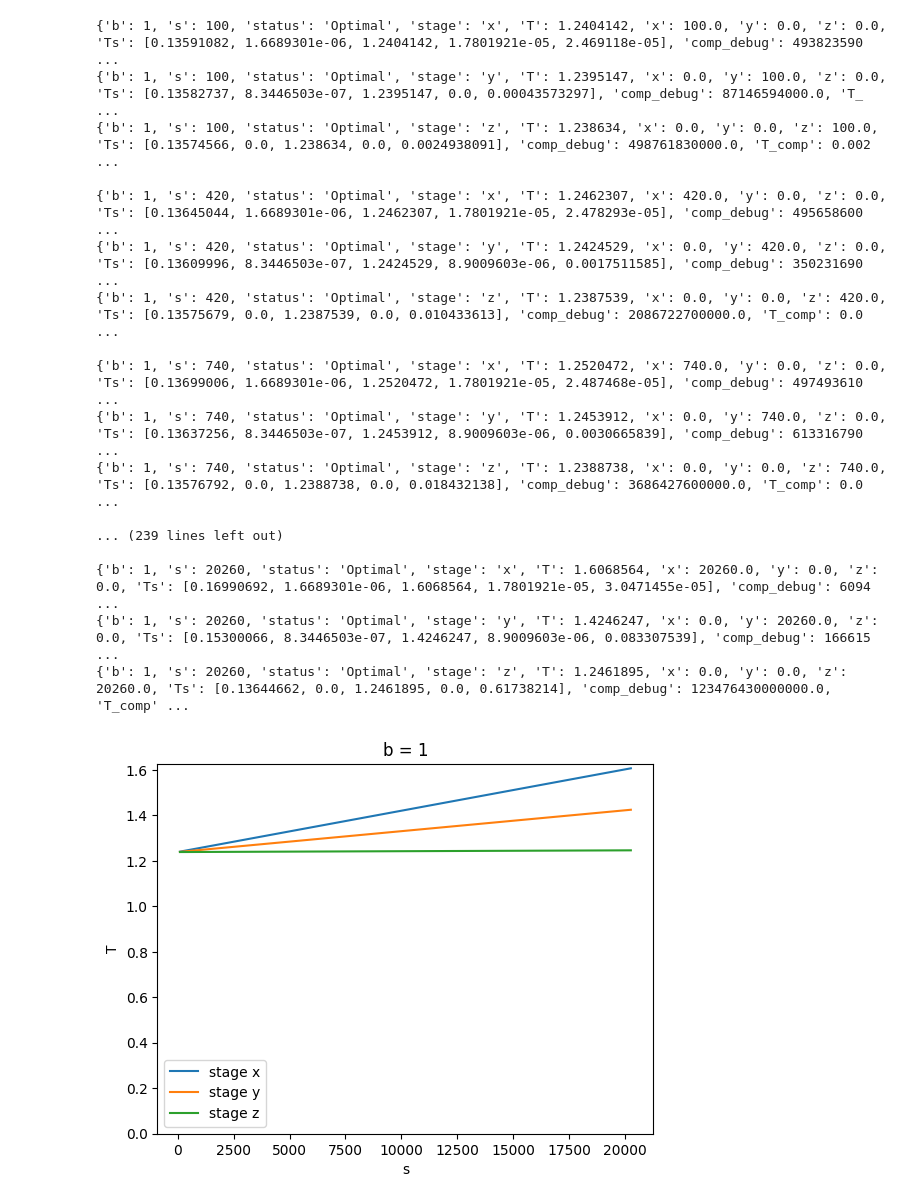
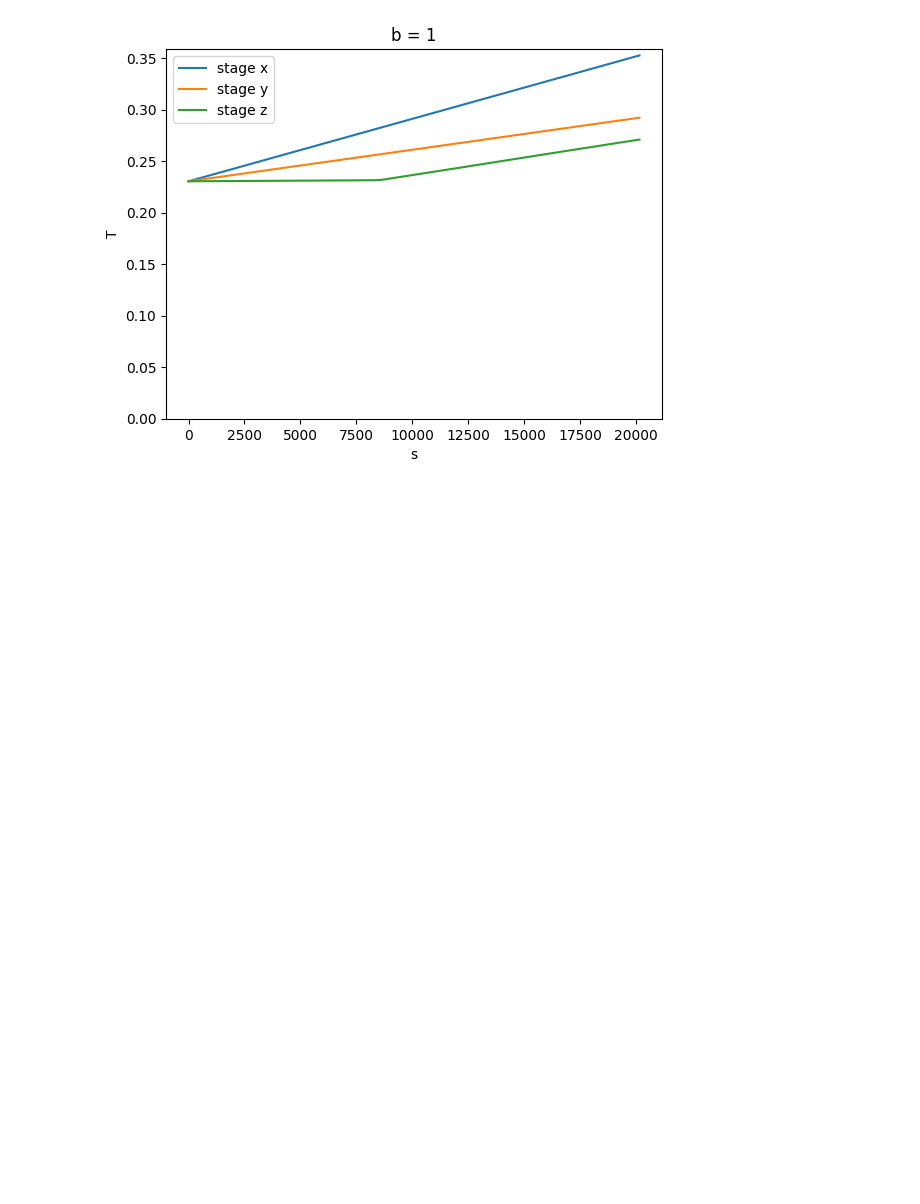
Before and after one commit to Relaxed-System-Lab/FlexGen, a Jupyter notebook: lp/stage-xyz.ipynb, the cells around one changed output. Saved outputs shown, nothing was run; the diff lists cells and outputs as text; code cells hidden in the pictures; blank space fills up the shorter version.

```diff
--- a/lp/stage-xyz.ipynb
+++ b/lp/stage-xyz.ipynb
@@ -16,8 +16,8 @@ class Bandwidths:
     # c2g = 12 * GB
     # g2c = 12 * GB
     c2d = 3 * GB
-    d2c = 3 * GB
-    # d2c = 18 * GB
+    # d2c = 3 * GB
+    d2c = 9 * GB
 
 B_type = 2 # for fp16
 class FLOPS:
@@ -25,7 +25,7 @@ class FLOPS:
 
 class MemCap:
     gmem: int = 24 * GB     # Nvidia 4090
-    cmem: int = 64 * GB    #
+    cmem: int = 220 * GB    #
     dmem: int = 1000 * GB
 # %%
 class AttrDict(dict):
@@ -103,7 +103,7 @@ def lp(b, s, stage='z', verbose=False):
 
     comp = pulp.LpVariable('comp', 0)
     prob += comp == 2 * (2 * b * y * h ** 2 + 2 * b * s * h * (z + 1) + 12 * b * (z + 1) * h ** 2)
-    T_comp = pulp.LpVariable('T_comp', )
+    T_comp = pulp.LpVariable('T_comp', 0)
     prob += T_comp == (1 / FLOPS.mm[B_type]) * (2 * (2 * b * y * h ** 2 + 2 * b * s * h * (z + 1) + 12 * b * (z + 1) * h ** 2))
     # prob += T_comp == (1 / FLOPS.mm[B_type]) * comp
 
@@ -126,9 +126,9 @@ def lp(b, s, stage='z', verbose=False):
 
     G_tmp1 = pulp.LpVariable('G_tmp1', 0)
     G_tmp2 = pulp.LpVariable('G_tmp2', 0)
-    prob += G_tmp1 == (2 * b * s * h + b * z * h) * B_type # KV fully loaded in GPU
+    prob += G_tmp1 == (2 * b * s * h + b * (z + 1) * h) * B_type # KV fully loaded in GPU
     # prob += G_tmp1 == (0 * b * s * h + b * z * h) * B_type # KV not fully loaded in GPU
-    prob += G_tmp2 == 4 * b * z * h * B_type # ffn hidden
+    prob += G_tmp2 == 4 * b * (z + 1) * h * B_type # ffn hidden
 
     G_tmp = pulp.LpVariable('G_tmp', 0)
     prob += (G_tmp >= G_tmp1)
@@ -156,7 +156,7 @@ def lp(b, s, stage='z', verbose=False):
     out.z = z.value()
     out.Ts = [t.value() for t in [T_c2g, T_g2c, T_d2c, T_c2d, T_comp]]
 
-    out.comp_debug = comp.value()
+    out.comp_debug = comp.value() / FLOPS.mm[B_type]
     out.T_comp = T_comp.value()
 
     out.dm_c2g_debug = dm_c2g.value() * (B_type / Bandwidths.c2g)
@@ -192,50 +192,33 @@ def lp(b, s, stage='z', verbose=False):
         print(out)
 
     return out
 
 import matplotlib.pyplot as plt
 %matplotlib inline
 
 s_upper = 20 * 1024
 s_step = s_upper // 64
 for b in [1, 16, 64, 128, 256, 512]:
     Ox, Oy, Oz = [], [], []
-    ss = range(100, s_upper, s_step)
+    ss = range(0, s_upper, s_step)
     for s in ss:
         outx = lp(b, s, 'x')
         outy = lp(b, s, 'y')
         outz = lp(b, s, 'z')
-        print(outx, outy, outz, sep='\n', end='\n\n')
+        # print(outx, outy, outz, sep='\n', end='\n\n')
 
         Ox.append(outx)
         Oy.append(outy)
         Oz.append(outz)
 
     plt.plot(ss, [o.T if o.status == 'Optimal' else None for o in Ox],  label='stage x')
     plt.plot(ss, [o.T if o.status == 'Optimal' else None for o in Oy],  label='stage y')
     plt.plot(ss, [o.T if o.status == 'Optimal' else None for o in Oz],  label='stage z')
     plt.xlabel('s')
     plt.ylabel('T')
     plt.legend()
     plt.title(f"{b = }")
     plt.gca().set_ylim(bottom=0)
     plt.show()
 # %% [output]
-{'b': 1, 's': 100, 'status': 'Optimal', 'stage': 'x', 'T': 1.2404142, 'x': 100.0, 'y': 0.0, 'z': 0.0, 'Ts': [0.13591082, 1.6689301e-06, 1.2404142, 1.7801921e-05, 2.469118e-05], 'comp_debug': 493823590 ...
-{'b': 1, 's': 100, 'status': 'Optimal', 'stage': 'y', 'T': 1.2395147, 'x': 0.0, 'y': 100.0, 'z': 0.0, 'Ts': [0.13582737, 8.3446503e-07, 1.2395147, 0.0, 0.00043573297], 'comp_debug': 87146594000.0, 'T_ ...
-{'b': 1, 's': 100, 'status': 'Optimal', 'stage': 'z', 'T': 1.238634, 'x': 0.0, 'y': 0.0, 'z': 100.0, 'Ts': [0.13574566, 0.0, 1.238634, 0.0, 0.0024938091], 'comp_debug': 498761830000.0, 'T_comp': 0.002 ...
-
-{'b': 1, 's': 420, 'status': 'Optimal', 'stage': 'x', 'T': 1.2462307, 'x': 420.0, 'y': 0.0, 'z': 0.0, 'Ts': [0.13645044, 1.6689301e-06, 1.2462307, 1.7801921e-05, 2.478293e-05], 'comp_debug': 495658600 ...
-{'b': 1, 's': 420, 'status': 'Optimal', 'stage': 'y', 'T': 1.2424529, 'x': 0.0, 'y': 420.0, 'z': 0.0, 'Ts': [0.13609996, 8.3446503e-07, 1.2424529, 8.9009603e-06, 0.0017511585], 'comp_debug': 350231690 ...
-{'b': 1, 's': 420, 'status': 'Optimal', 'stage': 'z', 'T': 1.2387539, 'x': 0.0, 'y': 0.0, 'z': 420.0, 'Ts': [0.13575679, 0.0, 1.2387539, 0.0, 0.010433613], 'comp_debug': 2086722700000.0, 'T_comp': 0.0 ...
-
-{'b': 1, 's': 740, 'status': 'Optimal', 'stage': 'x', 'T': 1.2520472, 'x': 740.0, 'y': 0.0, 'z': 0.0, 'Ts': [0.13699006, 1.6689301e-06, 1.2520472, 1.7801921e-05, 2.487468e-05], 'comp_debug': 497493610 ...
-{'b': 1, 's': 740, 'status': 'Optimal', 'stage': 'y', 'T': 1.2453912, 'x': 0.0, 'y': 740.0, 'z': 0.0, 'Ts': [0.13637256, 8.3446503e-07, 1.2453912, 8.9009603e-06, 0.0030665839], 'comp_debug': 613316790 ...
-{'b': 1, 's': 740, 'status': 'Optimal', 'stage': 'z', 'T': 1.2388738, 'x': 0.0, 'y': 0.0, 'z': 740.0, 'Ts': [0.13576792, 0.0, 1.2388738, 0.0, 0.018432138], 'comp_debug': 3686427600000.0, 'T_comp': 0.0 ...
-
-... (239 lines left out)
-
-{'b': 1, 's': 20260, 'status': 'Optimal', 'stage': 'x', 'T': 1.6068564, 'x': 20260.0, 'y': 0.0, 'z': 0.0, 'Ts': [0.16990692, 1.6689301e-06, 1.6068564, 1.7801921e-05, 3.0471455e-05], 'comp_debug': 6094 ...
-{'b': 1, 's': 20260, 'status': 'Optimal', 'stage': 'y', 'T': 1.4246247, 'x': 0.0, 'y': 20260.0, 'z': 0.0, 'Ts': [0.15300066, 8.3446503e-07, 1.4246247, 8.9009603e-06, 0.083307539], 'comp_debug': 166615 ...
-{'b': 1, 's': 20260, 'status': 'Optimal', 'stage': 'z', 'T': 1.2461895, 'x': 0.0, 'y': 0.0, 'z': 20260.0, 'Ts': [0.13644662, 0.0, 1.2461895, 0.0, 0.61738214], 'comp_debug': 123476430000000.0, 'T_comp' ...
-[figure, old version]
+[figure, new version]
```
Also changed, not shown: parts of 1 cell of this notebook, 5 other files.
